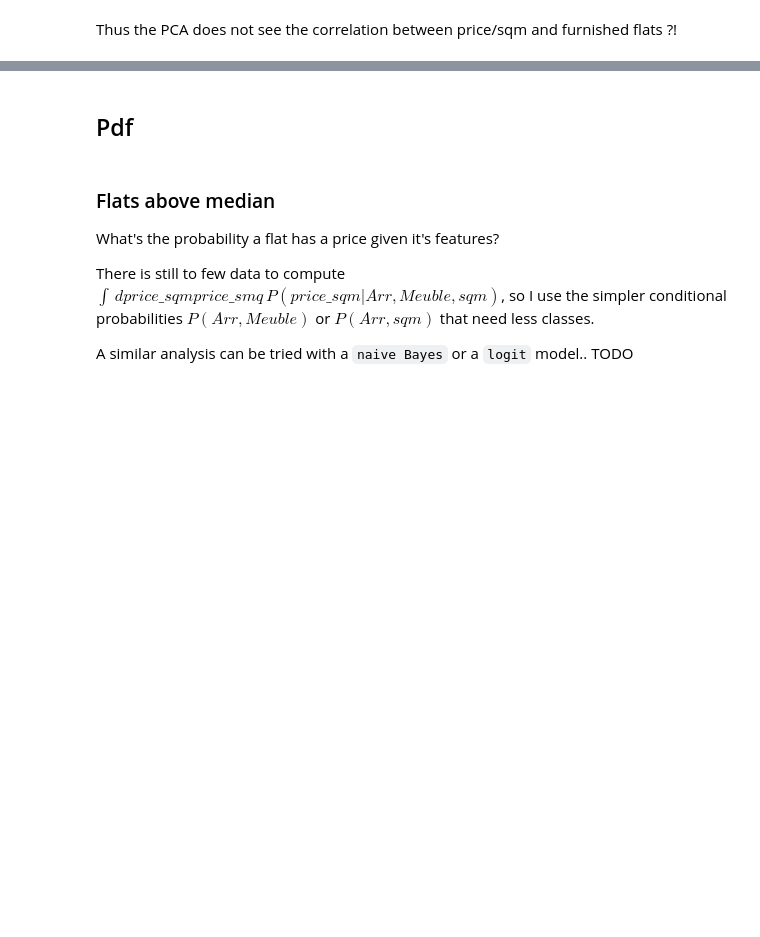
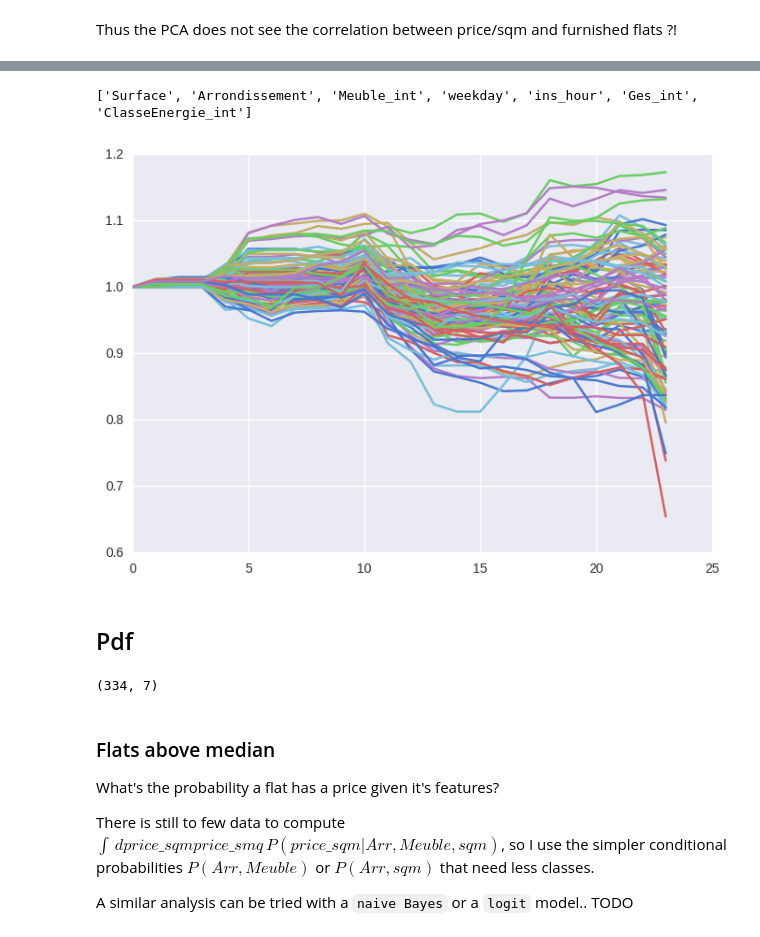
Before and after one commit to astyonax/machine-learning-paris-flat, a Jupyter notebook: v2/LBC-simple.ipynb, the cells around one changed output, grey strips where cells are left out. Cells and saved outputs as stored; diff of their text form; code cells hidden in the pictures; blank space fills up the shorter version.

Commit message:
GridSearchCV of forest tree on LBC

```diff
--- a/v2/LBC-simple.ipynb
+++ b/v2/LBC-simple.ipynb
@@ -650,0 +678,2 @@ NameError: name 'ratpinfo' is not defined
+# %%
+grid = GridSearchCV(RandomForestRegressor(oob_score=True),cv=3,param_grid=rmr_params)
@@ -650,0 +691,6 @@ NameError: name 'ratpinfo' is not defined
+# %%
+careof = ['Surface','Arrondissement','Meuble_int','weekday','ins_hour','Ges_int','ClasseEnergie_int']
+ylbl   = ['LoyerMensuel',]
+z = df[careof+ylbl].dropna()
+x = z[careof].values
+y = z[ylbl[0]].values
@@ -650,0 +699,6 @@ NameError: name 'ratpinfo' is not defined
+# %%
+_=grid.fit(x,y);
+# %%
+rmr = grid.best_estimator_
+print grid.best_params_
+print grid.best_score_
@@ -650,0 +725,17 @@ NameError: name 'ratpinfo' is not defined
+# %%
+print careof
+egys=[]
+rows = 24
+field = 4
+for i in range(len(x))[:100]:
+    eg = x[i].copy()
+    eg0 = x[field]
+    cols = eg.shape[0]
+    eg = np.tile(eg,rows).reshape(rows,cols)
+    eg[:,field]=np.arange(0,rows)
+    egy = rmr.predict(eg)
+    egys.append(egys)
+    sns.plt.plot(eg[:,4],egy,'-')
+# %% [output]
+['Surface', 'Arrondissement', 'Meuble_int', 'weekday', 'ins_hour', 'Ges_int', 'ClasseEnergie_int']
+[figure, added]
@@ -651,5 +746,12 @@ NameError: name 'ratpinfo' is not defined
 # %% [markdown]
 ##  Pdf
+# %%
+careof = ['Surface','price_sqm','Arrondissement','Meuble_int','weekday','ins_hour']
+ylbl   = ['LoyerMensuel',]
+z = df[careof+ylbl].dropna()
+print z.shape
+# %% [output]
+(334, 7)
 # %%
 import qgrid
 # qgrid.nbinstall(overwrite=True)
```
Also changed, not shown: parts of 34 cells of this notebook, 3 other files.
